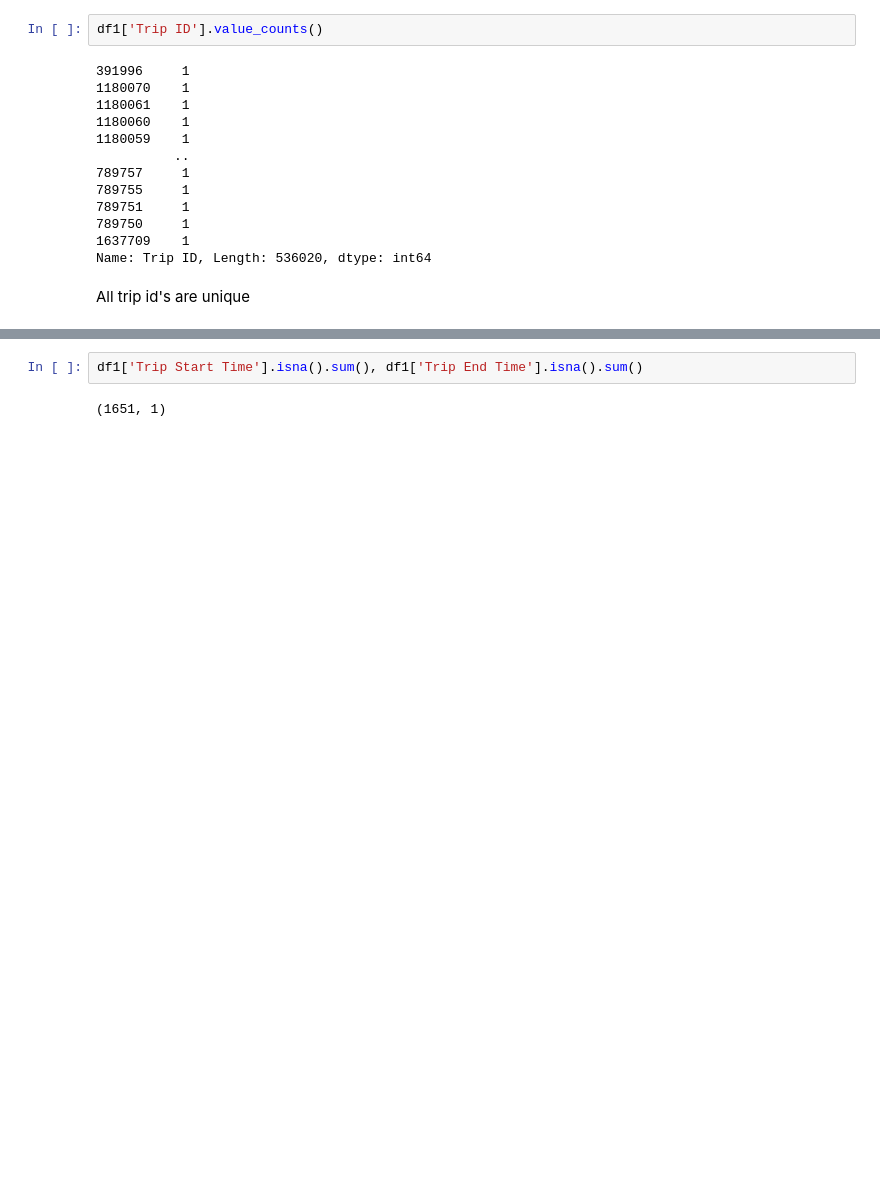
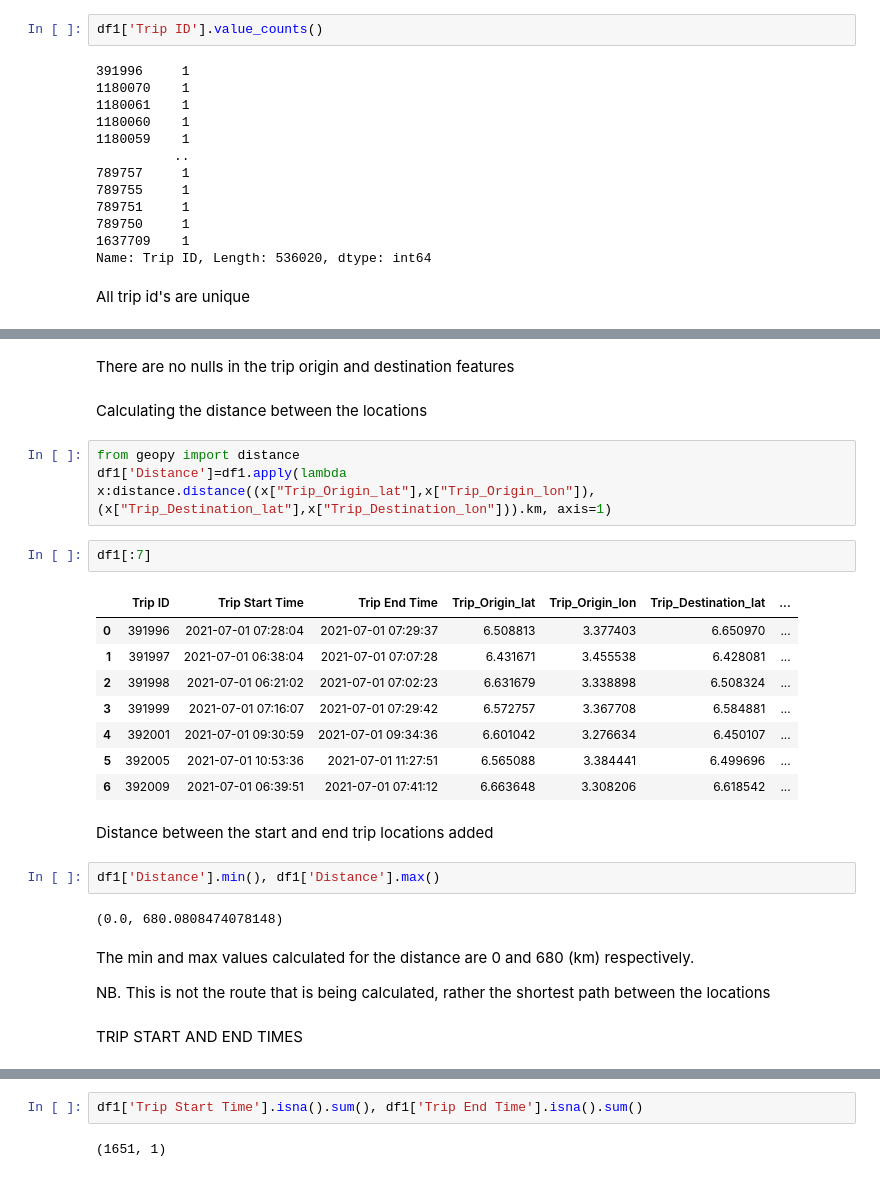
Before and after one commit to Fisseha-Estifanos/delivery_drivers, a Jupyter notebook: notebooks/eda.ipynb, the cells around one changed output, grey strips where cells are left out. Drawn from its saved outputs; the diff is of its cells as text; blank space fills up the shorter version.

```diff
--- a/notebooks/eda.ipynb
+++ b/notebooks/eda.ipynb
@@ -139,0 +234,30 @@ Index(['Trip ID', 'Trip Origin', 'Trip Destination', 'Trip Start Time',
+# %% [markdown]
+There are no nulls in the trip origin and destination features
+# %% [markdown]
+Calculating the distance between the locations
+# %%
+from geopy import distance
+df1['Distance']=df1.apply(lambda x:distance.distance((x["Trip_Origin_lat"],x["Trip_Origin_lon"]), (x["Trip_Destination_lat"],x["Trip_Destination_lon"])).km, axis=1)
+# %%
+df1[:7]
+# %% [output]
+|  | Trip ID | Trip Start Time | Trip End Time | Trip_Origin_lat | Trip_Origin_lon | Trip_Destination_lat | ... |
+| 0 | 391996 | 2021-07-01 07:28:04 | 2021-07-01 07:29:37 | 6.508813 | 3.377403 | 6.650970 | ... |
+| 1 | 391997 | 2021-07-01 06:38:04 | 2021-07-01 07:07:28 | 6.431671 | 3.455538 | 6.428081 | ... |
+| 2 | 391998 | 2021-07-01 06:21:02 | 2021-07-01 07:02:23 | 6.631679 | 3.338898 | 6.508324 | ... |
+| 3 | 391999 | 2021-07-01 07:16:07 | 2021-07-01 07:29:42 | 6.572757 | 3.367708 | 6.584881 | ... |
+| 4 | 392001 | 2021-07-01 09:30:59 | 2021-07-01 09:34:36 | 6.601042 | 3.276634 | 6.450107 | ... |
+| 5 | 392005 | 2021-07-01 10:53:36 | 2021-07-01 11:27:51 | 6.565088 | 3.384441 | 6.499696 | ... |
+| 6 | 392009 | 2021-07-01 06:39:51 | 2021-07-01 07:41:12 | 6.663648 | 3.308206 | 6.618542 | ... |
+# %% [markdown]
+Distance between the start and end trip locations added
+# %%
+df1['Distance'].min(), df1['Distance'].max()
+# %% [output]
+(0.0, 680.0808474078148)
+# %% [markdown]
+The min and max values calculated for the distance are 0 and 680 (km) respectively.
+
+NB. This is not the route that is being calculated, rather the shortest path between the locations
+# %% [markdown]
+TRIP START AND END TIMES
```
Also changed, not shown: parts of 41 cells of this notebook.
